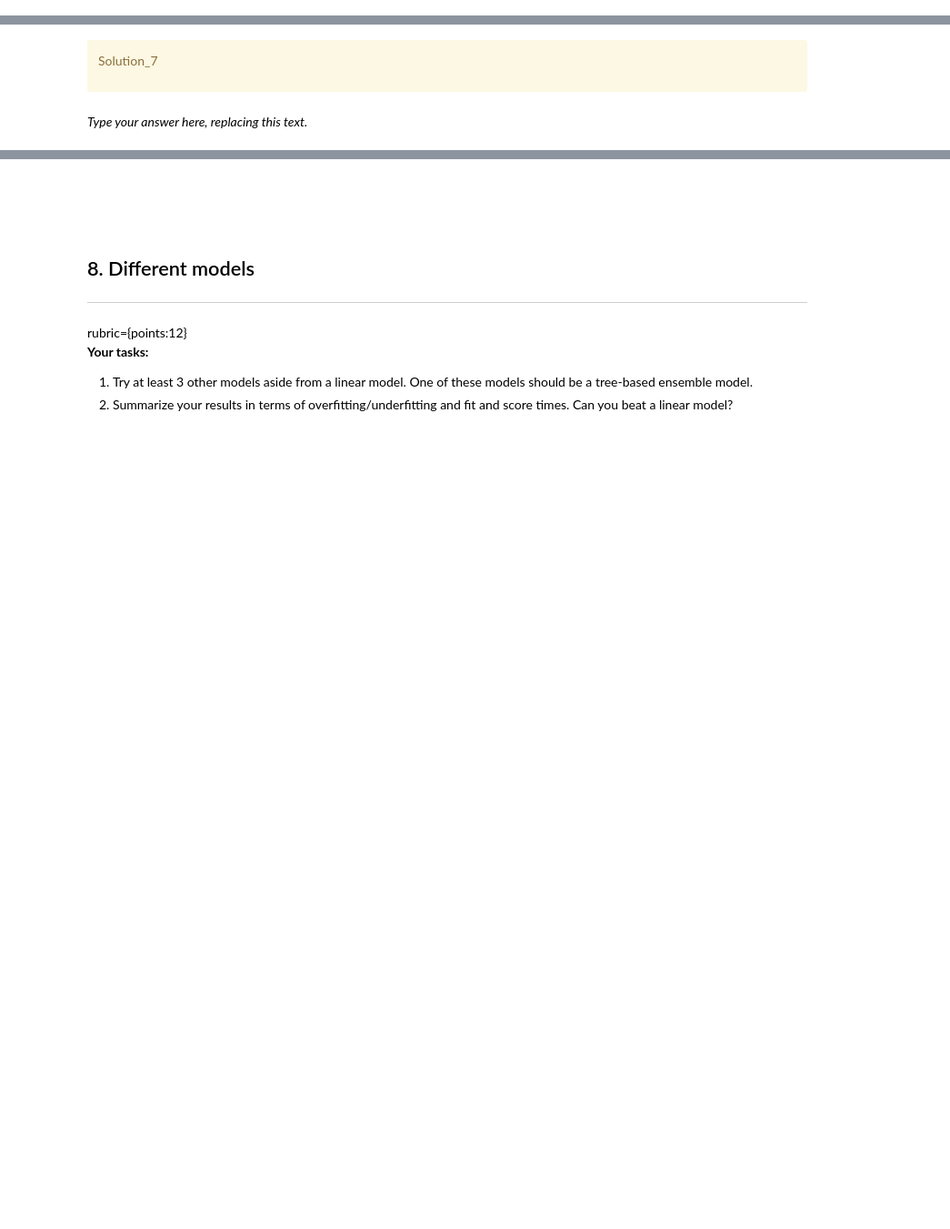
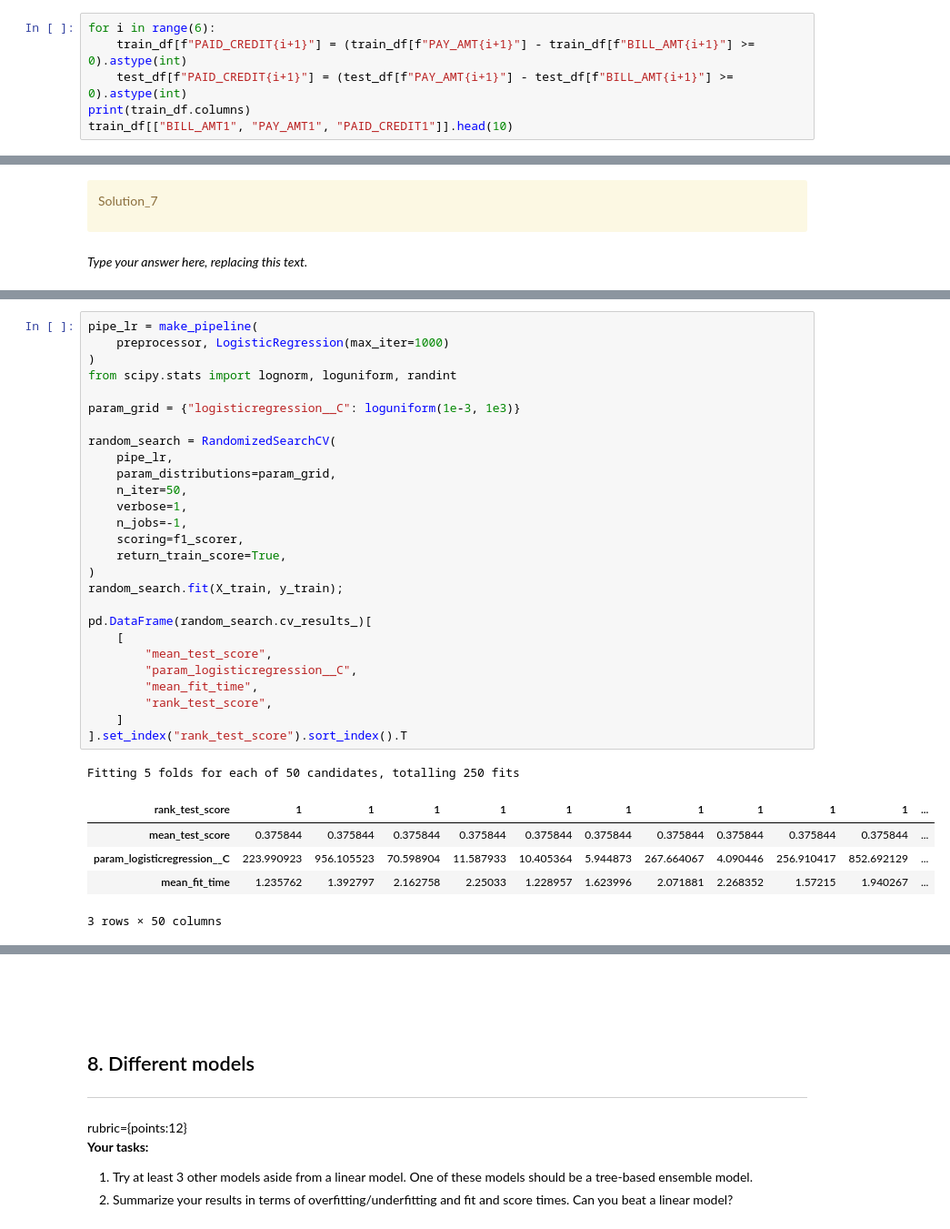
Before and after one commit to BradPeng/cpsc330-2023s, a Jupyter notebook: hw/hw5/hw5.ipynb, the cells around one changed output, grey strips where cells are left out. Shown at 91% size. Drawn from its saved outputs; the diff is of its cells as text; blank space fills up the shorter version.

```diff
--- a/hw/hw5/hw5.ipynb
+++ b/hw/hw5/hw5.ipynb
@@ -300,3 +303,9 @@ rubric={points:1}
 Solution_4
 
 </div>
+# %%
+for i in range(6):
+    train_df[f"PAID_CREDIT{i+1}"] = (train_df[f"PAY_AMT{i+1}"] - train_df[f"BILL_AMT{i+1}"] >= 0).astype(int)
+    test_df[f"PAID_CREDIT{i+1}"] = (test_df[f"PAY_AMT{i+1}"] - test_df[f"BILL_AMT{i+1}"] >= 0).astype(int)
+print(train_df.columns)
+train_df[["BILL_AMT1", "PAY_AMT1", "PAID_CREDIT1"]].head(10)
@@ -385,0 +486,34 @@ _Type your answer here, replacing this text._
+# %%
+pipe_lr = make_pipeline(
+    preprocessor, LogisticRegression(max_iter=1000)
+)
+from scipy.stats import lognorm, loguniform, randint
+
+param_grid = {"logisticregression__C": loguniform(1e-3, 1e3)}
+
+random_search = RandomizedSearchCV(
+    pipe_lr,
+    param_distributions=param_grid,
+    n_iter=50,
+    verbose=1,
+    n_jobs=-1,
+    scoring=f1_scorer,
+    return_train_score=True,
+)
+random_search.fit(X_train, y_train);
+
+pd.DataFrame(random_search.cv_results_)[
+    [
+        "mean_test_score",
+        "param_logisticregression__C",
+        "mean_fit_time",
+        "rank_test_score",
+    ]
+].set_index("rank_test_score").sort_index().T
+# %% [output]
+Fitting 5 folds for each of 50 candidates, totalling 250 fits
+| rank_test_score | 1 | 1 | 1 | 1 | 1 | 1 | 1 | 1 | 1 | 1 | ... |
+| mean_test_score | 0.375844 | 0.375844 | 0.375844 | 0.375844 | 0.375844 | 0.375844 | 0.375844 | 0.375844 | 0.375844 | 0.375844 | ... |
+| param_logisticregression__C | 223.990923 | 956.105523 | 70.598904 | 11.587933 | 10.405364 | 5.944873 | 267.664067 | 4.090446 | 256.910417 | 852.692129 | ... |
+| mean_fit_time | 1.235762 | 1.392797 | 2.162758 | 2.25033 | 1.228957 | 1.623996 | 2.071881 | 2.268352 | 1.57215 | 1.940267 | ... |
+3 rows × 50 columns
```
Also changed, not shown: parts of 35 cells of this notebook, 1 other file.
